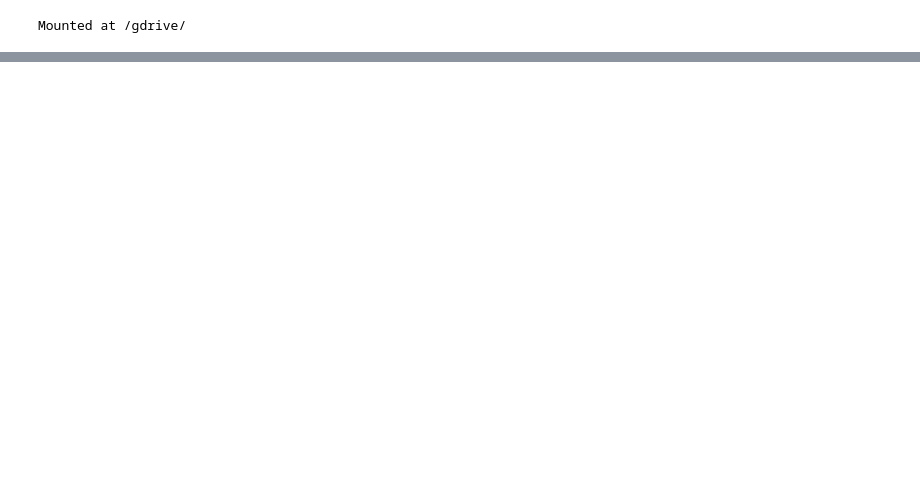
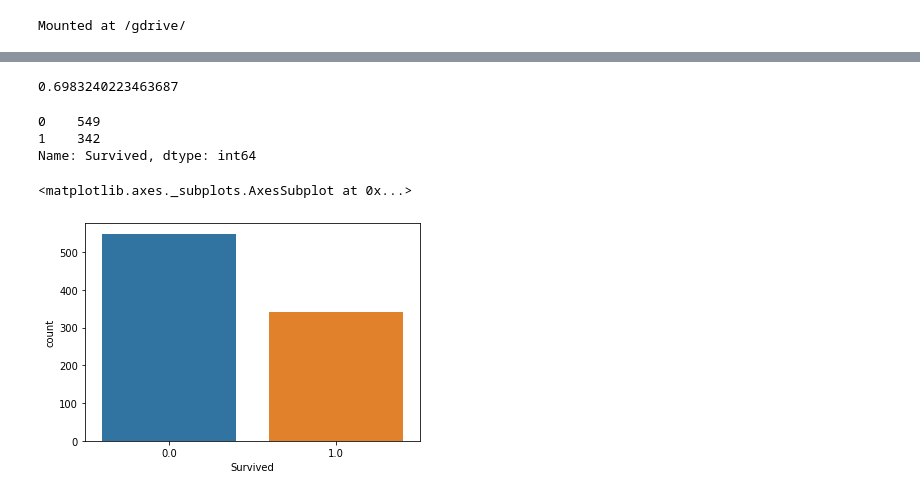
Before and after one commit to leekwanghun323/python, a Jupyter notebook: pythonbasic11_머신러닝__타이타닉.ipynb, the cells around one changed output, grey strips where cells are left out. Drawn from its saved outputs; the diff is of its cells as text; code cells hidden in the pictures; blank space fills up the shorter version.

```diff
--- a/pythonbasic11_머신러닝__타이타닉.ipynb
+++ b/pythonbasic11_머신러닝__타이타닉.ipynb
@@ -56,0 +58,12 @@ TypeError: ignored
+# %%
+# 3. 데이터 전처리 - 결측치/이상치, 처리, 자료형 변환, 속성을 추가 생성
+
+# 데이터 결합(위, 아래 방향으로 결합)
+
+# 분석을 끝내고 학습을 시킬 때 다시 분리하기 편하도록 split 열을 만들어 각각 이름을 부여한다.
+train['Split'] = 'Train'
+test['Split'] = 'Test'
+
+data = pd.concat([train,test], axis=0)
+
+data.shape
@@ -56,0 +132,36 @@ TypeError: ignored
+# %%
+# 원하는 알고리즘으로 분석 코드, 결과
+
+# Knn
+# 모델 학습(지도학습 : 문제와 정답을 함께 제시)
+
+from sklearn.neighbors import KNeighborsClassifier     # KNN 모듈 읽어오기
+knn = KNeighborsClassifier(n_neighbors=3)              # knn 객체 생성하기(K 값 설정)
+knn.fit(X_tr,y_tr)                               # 훈련용 문제와 훈련용 답안지로 학습하여 모델 생성
+
+# 예측 (시험)
+
+knn_pred = knn.predict(X_val)            # 검증용 문제지만 제시  y_test 답안지는 미제공
+knn_pred                                  # 생성한 모델로 예측한 결과
+
+
+# 평가 (컴퓨터가 푼거랑 답안지랑 비교 해서 몇개나 맞추었는지 확인)
+from sklearn.metrics import accuracy_score       # 평가 모듈 읽어오기
+accuracy_score(y_val, knn_pred)                 # 예측 결과와 실제결과 데이터 비교후 정확도 평가
+# %% [output]
+0.6983240223463687
+# %%
+# 피처(열) 엔지니어링
+
+# 피처값들을 가공하여 모델의 성능을 개선할 수 있는 여러 방법들을 고민해보자.
+
+train['Survived'].value_counts()    # 0 사망자 1 생존자
+# %% [output]
+0    549
+1    342
+Name: Survived, dtype: int64
+# %%
+sns.countplot(x='Survived', data = data[data['Split']=='Train'])
+# %% [output]
+<matplotlib.axes._subplots.AxesSubplot at 0x...>
+[figure, added]
```
Also changed, not shown: parts of 36 cells of this notebook.
